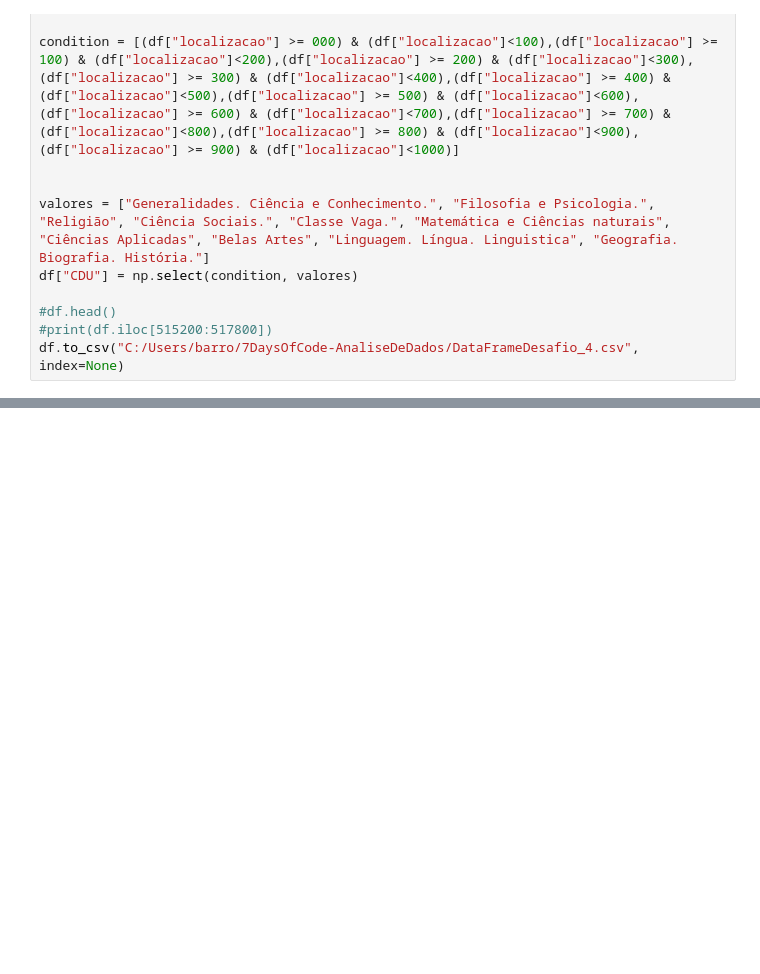
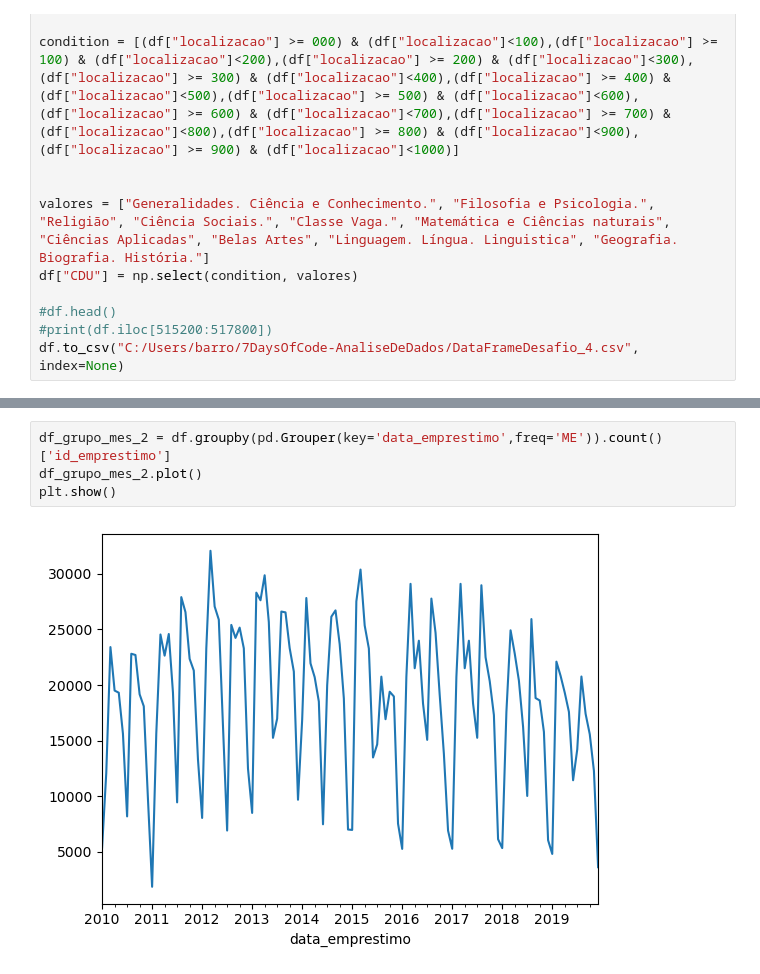
Before and after one commit to pedra42/7DaysOfCode-AnaliseDeDados, a Jupyter notebook: Dia3.ipynb, the cells around one changed output, grey strips where cells are left out. Cells and saved outputs as stored; diff of their text form; blank space fills up the shorter version.

```diff
--- a/Dia3.ipynb
+++ b/Dia3.ipynb
@@ -104,0 +126,6 @@ data_emprestimo
+# %%
+df_grupo_mes_2 = df.groupby(pd.Grouper(key='data_emprestimo',freq='ME')).count()['id_emprestimo']
+df_grupo_mes_2.plot()
+plt.show()
+# %% [output]
+[figure, added]
```
Also changed, not shown: parts of 2 cells of this notebook.
